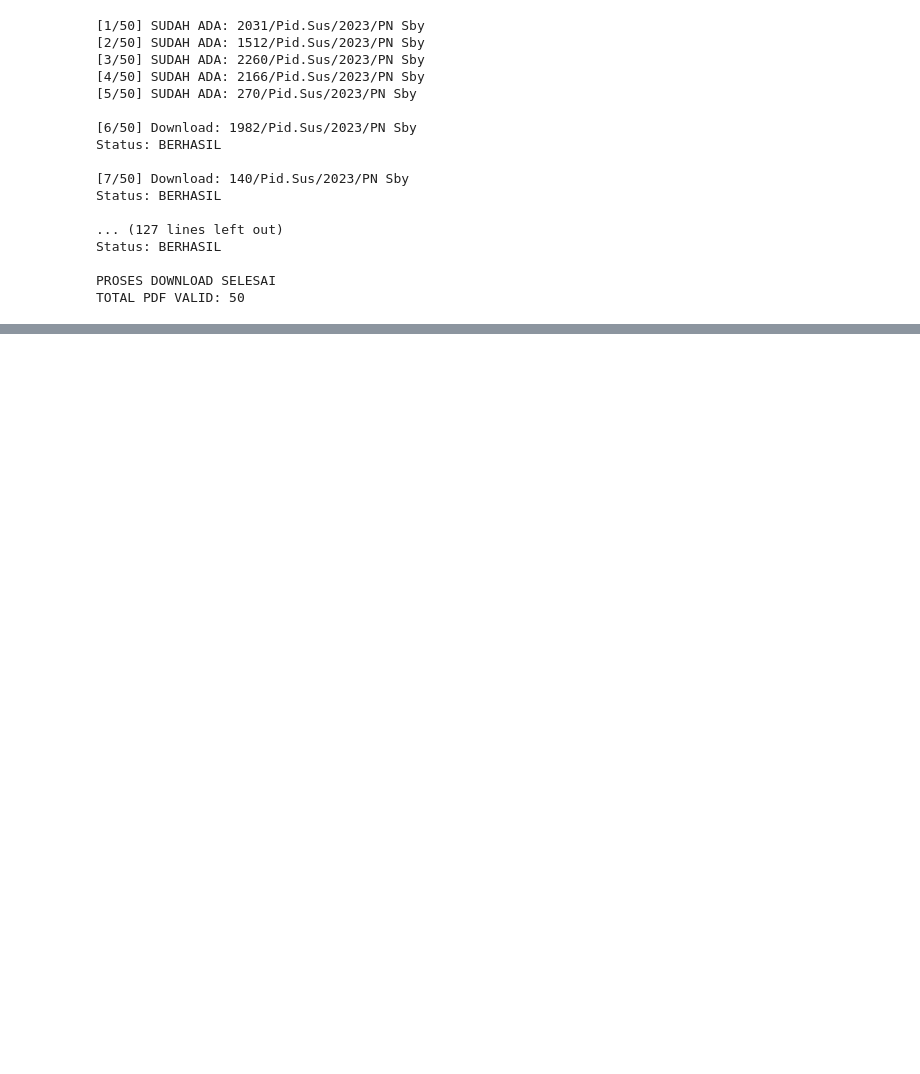
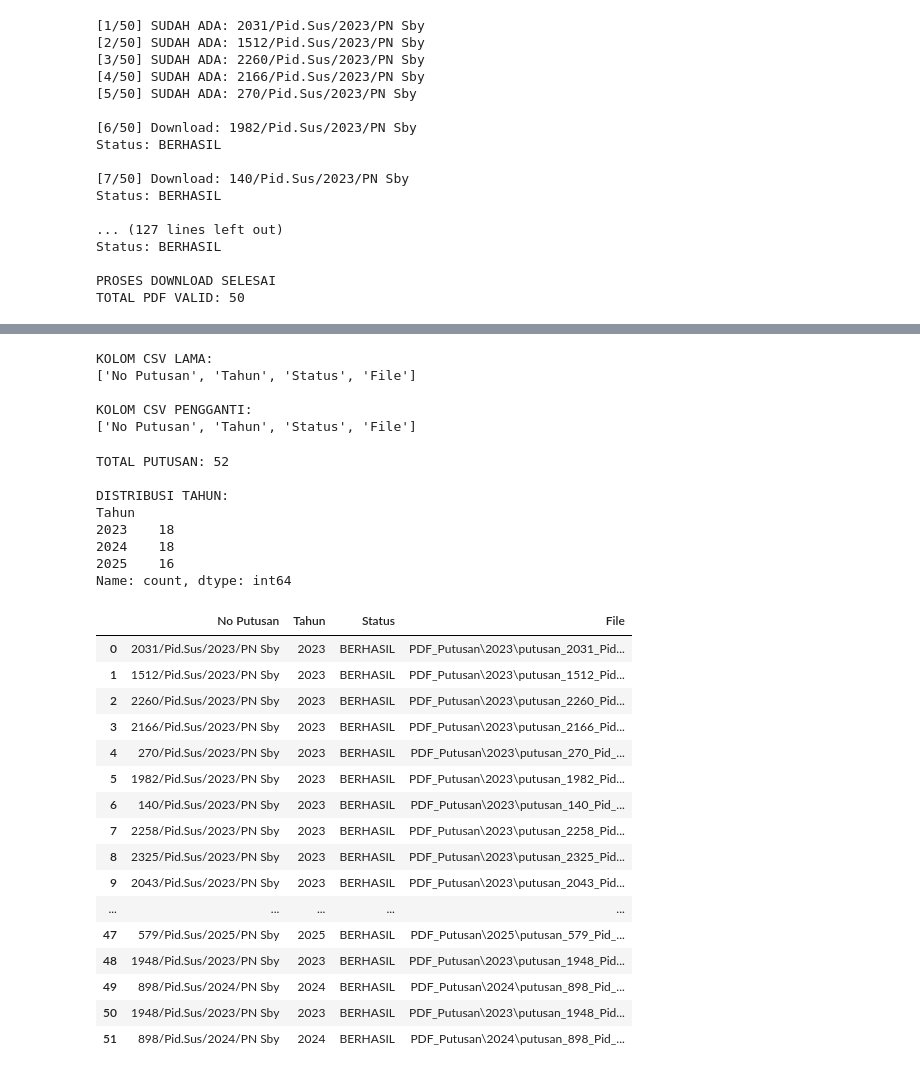
Before and after one commit to shefiramarizcha62-sudo/Dataset-Narkotika_027_199, a Jupyter notebook: 03_download_pdf.ipynb, the cells around one changed output, grey strips where cells are left out. Drawn from its saved outputs; the diff is of its cells as text; code cells hidden in the pictures; blank space fills up the shorter version.

Commit message:
Update crawling and download replacement decision PDF

```diff
--- a/03_download_pdf.ipynb
+++ b/03_download_pdf.ipynb
@@ -282,0 +425,73 @@ TOTAL PDF VALID: 50
+# %%
+print("KOLOM CSV LAMA:")
+print(df_lama.columns.tolist())
+
+print("\nKOLOM CSV PENGGANTI:")
+print(df_baru.columns.tolist())
+# %% [output]
+KOLOM CSV LAMA:
+['No Putusan', 'Tahun', 'Status', 'File']
+
+KOLOM CSV PENGGANTI:
+['No Putusan', 'Tahun', 'Status', 'File']
+# %%
+# Baca ulang kedua CSV agar menggunakan data terbaru
+df_lama = pd.read_csv("data/hasil_download_pdf.csv")
+df_baru = pd.read_csv("data/hasil_download_pengganti.csv")
+
+# Dua putusan anomali
+anomali = [
+    "1061 K/PDT.SUS-PHI/2026",
+    "219 K/MIL/2026"
+]
+
+# Hapus dua anomali
+df_lama = df_lama[
+    ~df_lama["No Putusan"].isin(anomali)
+].copy()
+
+# Gabungkan 48 putusan lama dengan 2 pengganti
+df_final = pd.concat(
+    [df_lama, df_baru],
+    ignore_index=True
+)
+
+# Simpan kembali CSV
+df_final.to_csv(
+    "data/hasil_download_pdf.csv",
+    index=False,
+    encoding="utf-8-sig"
+)
+
+# Periksa hasil
+print("TOTAL PUTUSAN:", len(df_final))
+print("\nDISTRIBUSI TAHUN:")
+print(df_final["Tahun"].value_counts().sort_index())
+
+display(df_final)
+# %% [output]
+TOTAL PUTUSAN: 52
+
+DISTRIBUSI TAHUN:
+Tahun
+2023    18
+2024    18
+2025    16
+Name: count, dtype: int64
+|  | No Putusan | Tahun | Status | File |
+| 0 | 2031/Pid.Sus/2023/PN Sby | 2023 | BERHASIL | PDF_Putusan\2023\putusan_2031_Pid... |
+| 1 | 1512/Pid.Sus/2023/PN Sby | 2023 | BERHASIL | PDF_Putusan\2023\putusan_1512_Pid... |
+| 2 | 2260/Pid.Sus/2023/PN Sby | 2023 | BERHASIL | PDF_Putusan\2023\putusan_2260_Pid... |
+| 3 | 2166/Pid.Sus/2023/PN Sby | 2023 | BERHASIL | PDF_Putusan\2023\putusan_2166_Pid... |
+| 4 | 270/Pid.Sus/2023/PN Sby | 2023 | BERHASIL | PDF_Putusan\2023\putusan_270_Pid_... |
+| 5 | 1982/Pid.Sus/2023/PN Sby | 2023 | BERHASIL | PDF_Putusan\2023\putusan_1982_Pid... |
+| 6 | 140/Pid.Sus/2023/PN Sby | 2023 | BERHASIL | PDF_Putusan\2023\putusan_140_Pid_... |
+| 7 | 2258/Pid.Sus/2023/PN Sby | 2023 | BERHASIL | PDF_Putusan\2023\putusan_2258_Pid... |
+| 8 | 2325/Pid.Sus/2023/PN Sby | 2023 | BERHASIL | PDF_Putusan\2023\putusan_2325_Pid... |
+| 9 | 2043/Pid.Sus/2023/PN Sby | 2023 | BERHASIL | PDF_Putusan\2023\putusan_2043_Pid... |
+| ... | ... | ... | ... | ... |
+| 47 | 579/Pid.Sus/2025/PN Sby | 2025 | BERHASIL | PDF_Putusan\2025\putusan_579_Pid_... |
+| 48 | 1948/Pid.Sus/2023/PN Sby | 2023 | BERHASIL | PDF_Putusan\2023\putusan_1948_Pid... |
+| 49 | 898/Pid.Sus/2024/PN Sby | 2024 | BERHASIL | PDF_Putusan\2024\putusan_898_Pid_... |
+| 50 | 1948/Pid.Sus/2023/PN Sby | 2023 | BERHASIL | PDF_Putusan\2023\putusan_1948_Pid... |
+| 51 | 898/Pid.Sus/2024/PN Sby | 2024 | BERHASIL | PDF_Putusan\2024\putusan_898_Pid_... |
```
Also changed, not shown: parts of 18 cells of this notebook, 5 other files.
